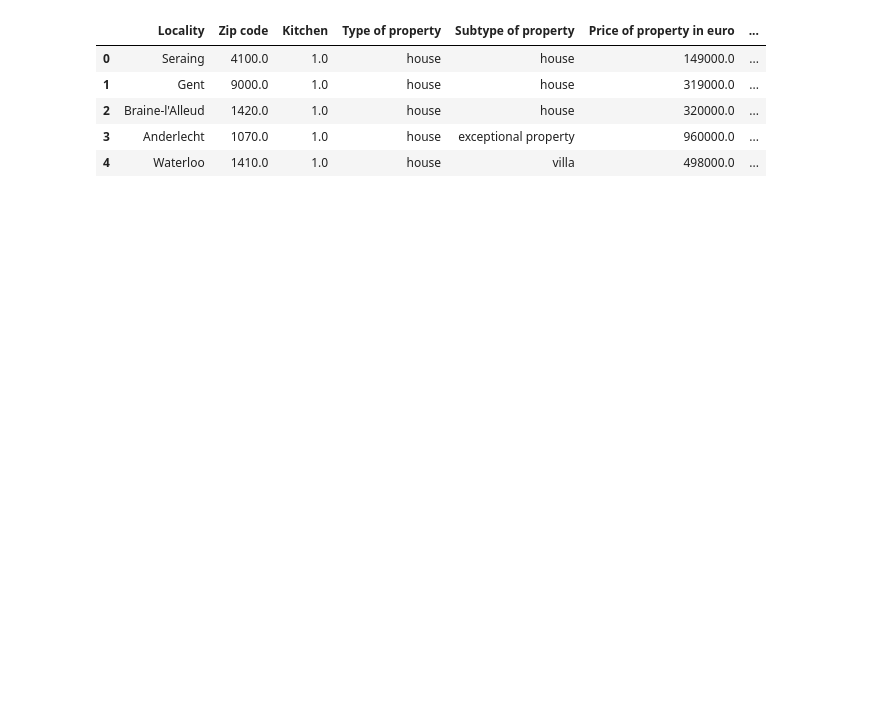
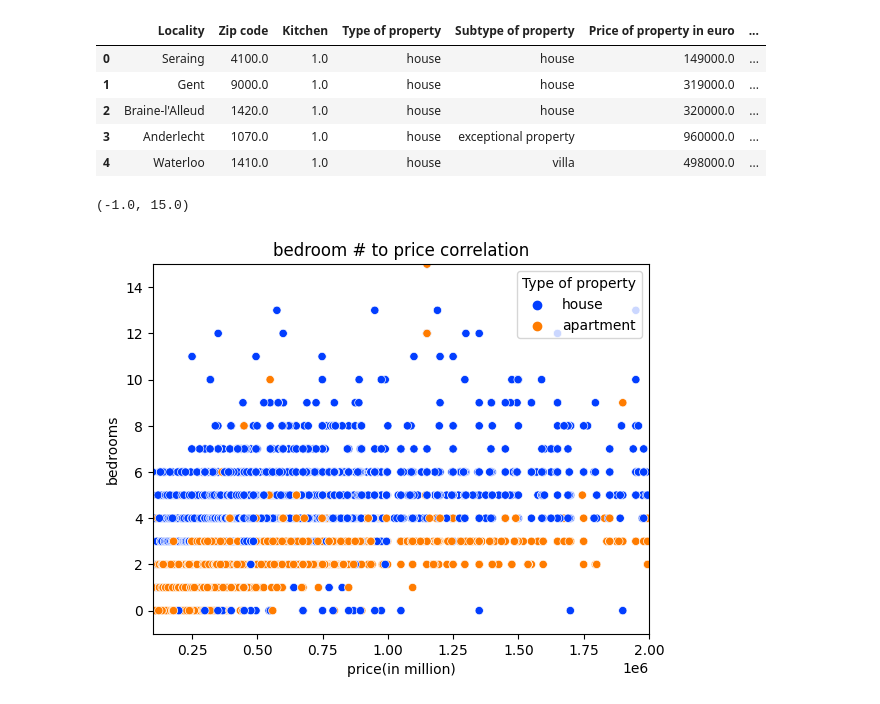
Before and after one commit to danielbauwens/Immo-Project-Data-Analysis, a Jupyter notebook: analysis.ipynb, the cells around one changed output. Cells and saved outputs as stored; diff of their text form; code cells hidden in the pictures; blank space fills up the shorter version.

Commit message:
contains 2 basic graphs from dataset using seaborn

```diff
--- a/analysis.ipynb
+++ b/analysis.ipynb
@@ -15,3 +17,11 @@ ds.drop('Raw num:', inplace=True, axis=1)
 | 2 | Braine-l'Alleud | 1420.0 | 1.0 | house | house | 320000.0 | ... |
 | 3 | Anderlecht | 1070.0 | 1.0 | house | exceptional property | 960000.0 | ... |
 | 4 | Waterloo | 1410.0 | 1.0 | house | villa | 498000.0 | ... |
+# %%
+graph = sns.scatterplot(x='Price of property in euro', y='Number of bedrooms', data=ds, hue='Type of property', palette='bright')
+graph.set(xlabel = 'price(in million)', ylabel = 'bedrooms', title= 'bedroom # to price correlation')
+graph.set_xlim(100000, 2000000)
+graph.set_ylim(-1, 15)
+# %% [output]
+(-1.0, 15.0)
+[figure, added]
```
Also changed, not shown: parts of 3 cells of this notebook.
